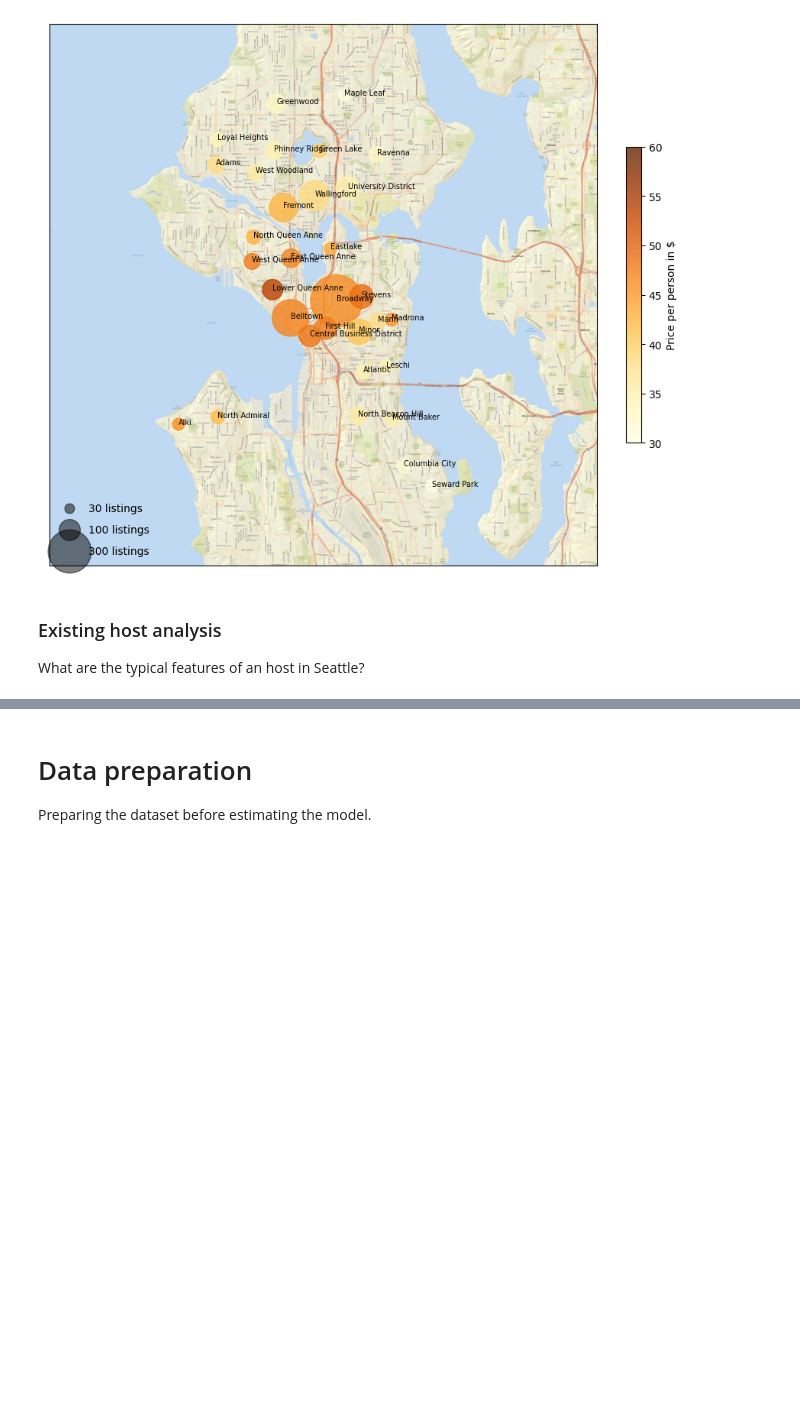
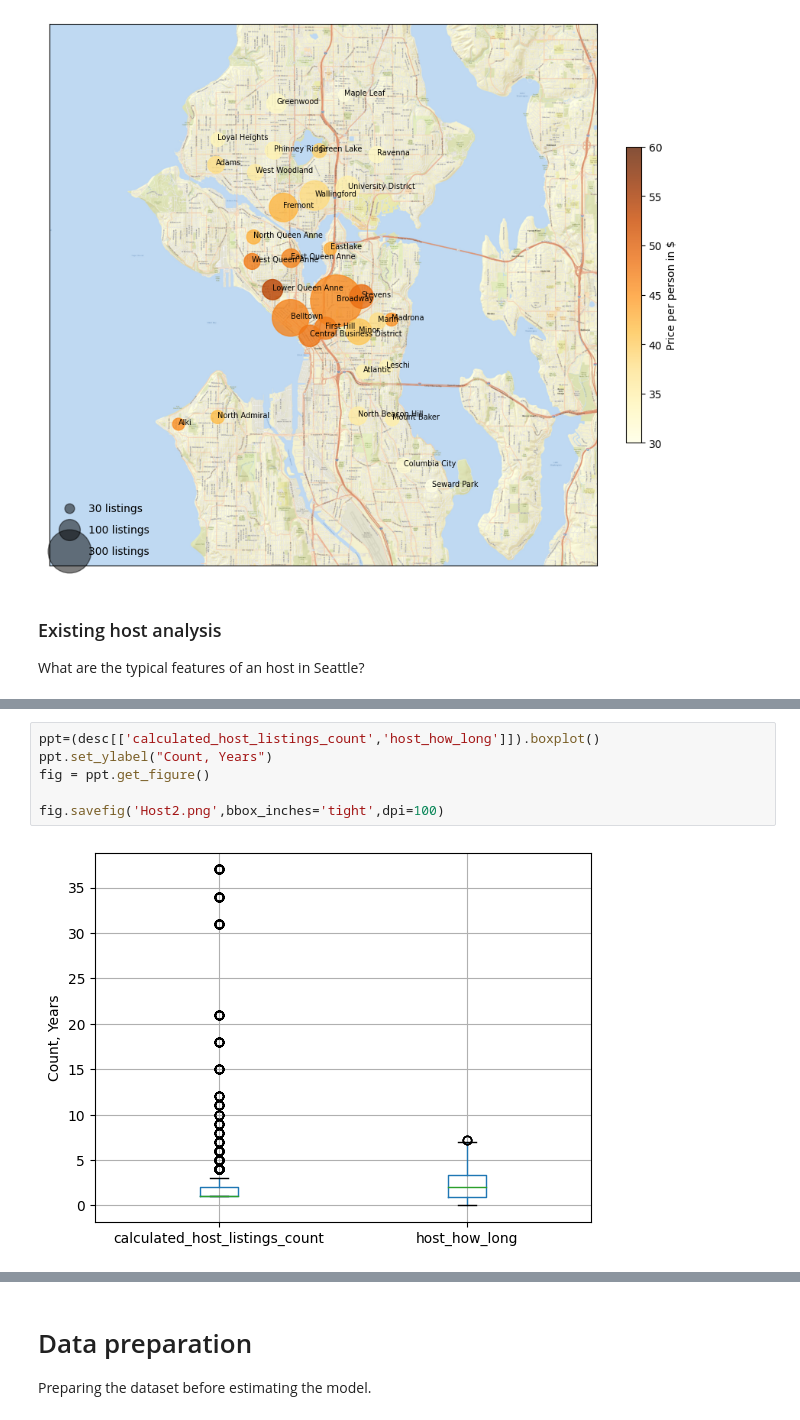
Before and after one commit to aeusepi/AirBnB_Project, a Jupyter notebook: AirBnbSeattle.ipynb, the cells around one changed output, grey strips where cells are left out. Saved outputs shown, nothing was run; the diff lists cells and outputs as text; blank space fills up the shorter version.

```diff
--- a/AirBnbSeattle.ipynb
+++ b/AirBnbSeattle.ipynb
@@ -278,0 +301,8 @@ What are the typical features of an host in Seattle?
+# %%
+ppt=(desc[['calculated_host_listings_count','host_how_long']]).boxplot()
+ppt.set_ylabel("Count, Years")
+fig = ppt.get_figure()
+
+fig.savefig('Host2.png',bbox_inches='tight',dpi=100)
+# %% [output]
+[figure, added]
```
Also changed, not shown: parts of 9 cells of this notebook, 3 other files.
